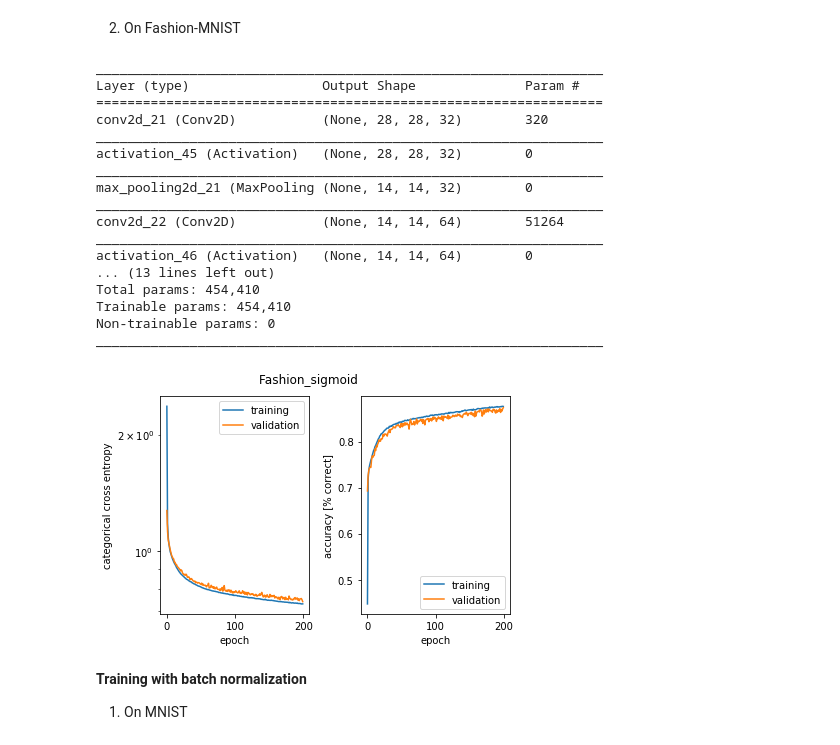
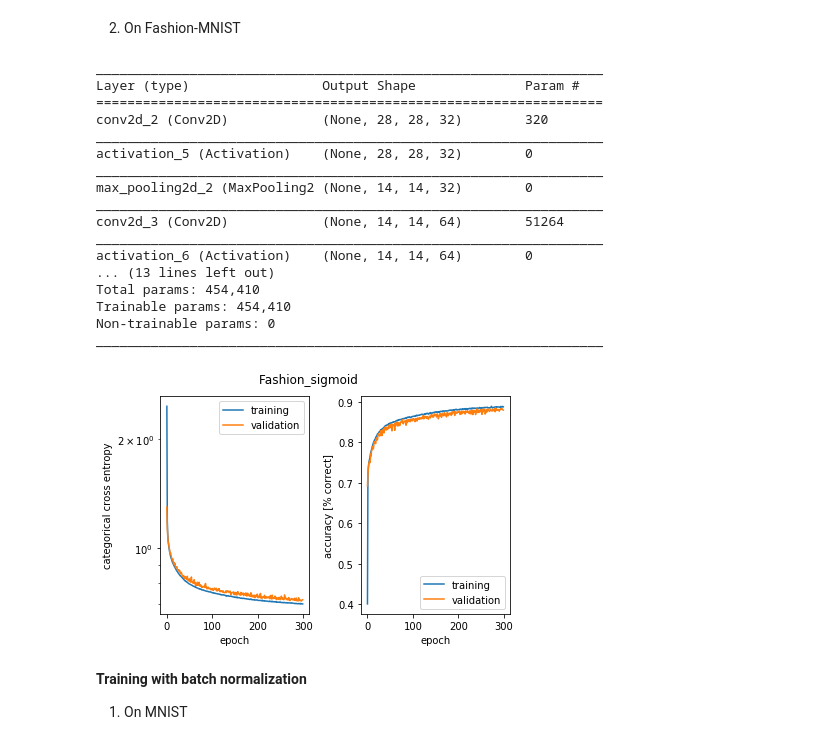
Before and after one commit to ythuangyt/Artificial-Neural-Network, a Jupyter notebook: miniproject1.ipynb, the cells around one changed output. Drawn from its saved outputs; the diff is of its cells as text; code cells hidden in the pictures.

```diff
--- a/miniproject1.ipynb
+++ b/miniproject1.ipynb
@@ -1026,29 +1088,29 @@ _________________________________________________________________
 # %% [markdown]
 2. On Fashion-MNIST
 # %%
-Fashion_sigmoid = CNN(bn = False, activation = 'sigmoid', hidden_layer = True, learning_rate = 3e-4, epochs = 200, verbose = 0,
+Fashion_sigmoid = CNN(bn = False, activation = 'sigmoid', hidden_layer = True, learning_rate = 3e-4, epochs = 300, verbose = 0,
                           x_train = x_fashion_train_CNN, x_test = x_fashion_test_CNN,
                           y_train = y_fashion_train, y_test = y_fashion_test)
 fig = plot_history(Fashion_sigmoid, 'Fashion_sigmoid')
 # %% [output]
 _________________________________________________________________
 Layer (type)                 Output Shape              Param #
 =================================================================
-conv2d_21 (Conv2D)           (None, 28, 28, 32)        320
+conv2d_2 (Conv2D)            (None, 28, 28, 32)        320
 _________________________________________________________________
-activation_45 (Activation)   (None, 28, 28, 32)        0
+activation_5 (Activation)    (None, 28, 28, 32)        0
 _________________________________________________________________
-max_pooling2d_21 (MaxPooling (None, 14, 14, 32)        0
+max_pooling2d_2 (MaxPooling2 (None, 14, 14, 32)        0
 _________________________________________________________________
-conv2d_22 (Conv2D)           (None, 14, 14, 64)        51264
+conv2d_3 (Conv2D)            (None, 14, 14, 64)        51264
 _________________________________________________________________
-activation_46 (Activation)   (None, 14, 14, 64)        0
+activation_6 (Activation)    (None, 14, 14, 64)        0
 ... (13 lines left out)
 Total params: 454,410
 Trainable params: 454,410
 Non-trainable params: 0
 _________________________________________________________________
-[figure, old version]
+[figure, new version]
 # %% [markdown]
 **Training with batch normalization**
 1. On MNIST
```
Also changed, not shown: parts of 16 cells of this notebook.
